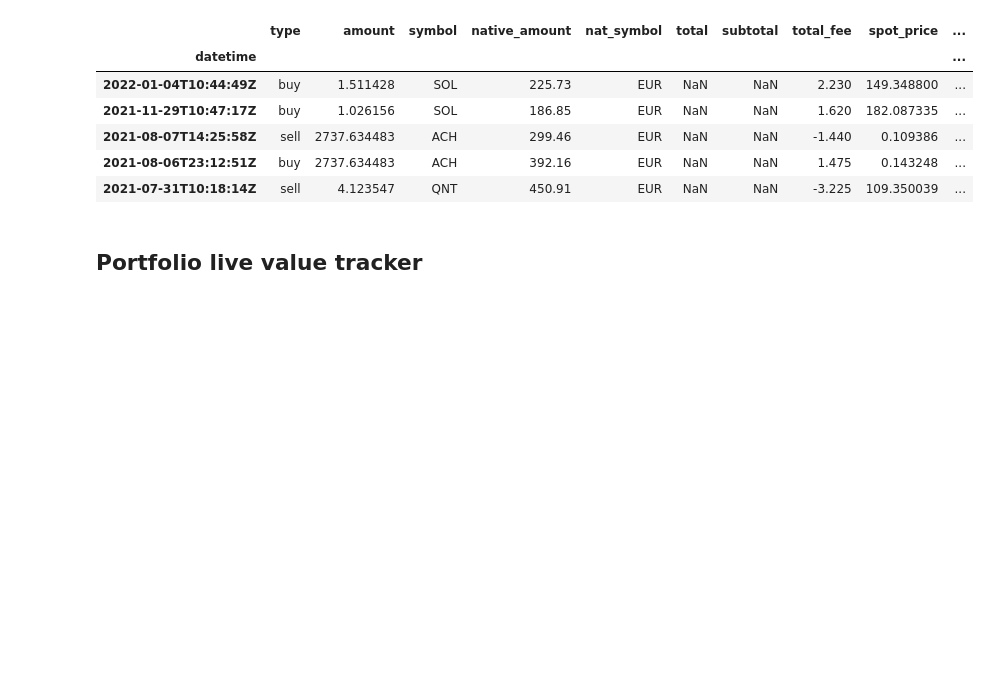
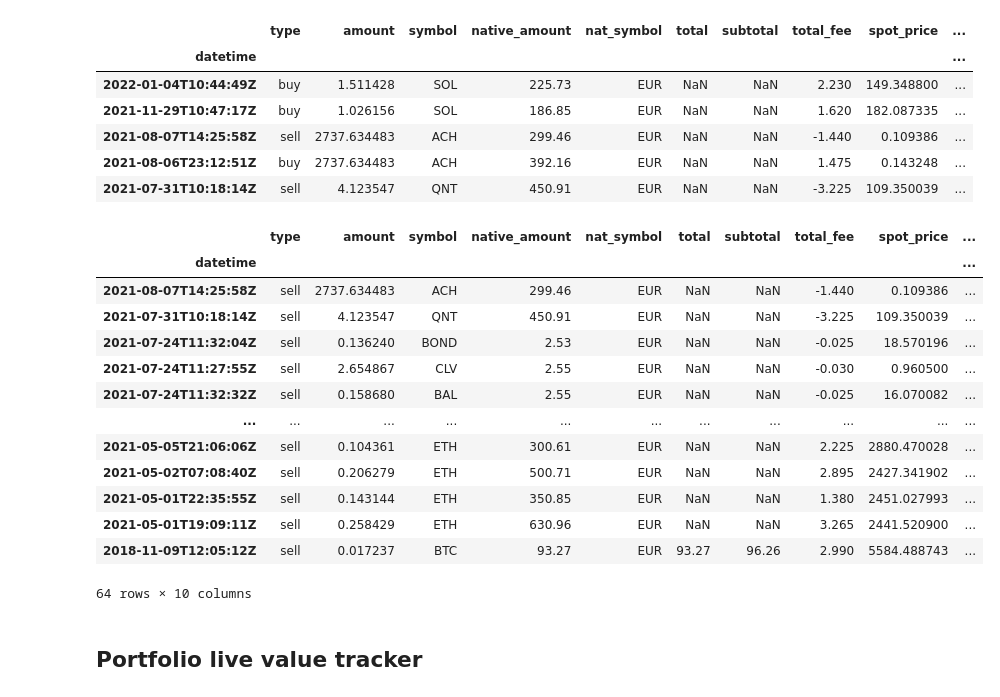
Before and after one commit to giocaizzi/surfingcrypto, a Jupyter notebook: notebooks/portfolio.ipynb, the cells around one changed output. Cells and saved outputs as stored; diff of their text form; code cells hidden in the pictures; blank space fills up the shorter version.

```diff
--- a/notebooks/portfolio.ipynb
+++ b/notebooks/portfolio.ipynb
@@ -28,6 +26,23 @@ p.std_df.head()
 | 2021-08-07T14:25:58Z | sell | 2737.634483 | ACH | 299.46 | EUR | NaN | NaN | -1.440 | 0.109386 | ... |
 | 2021-08-06T23:12:51Z | buy | 2737.634483 | ACH | 392.16 | EUR | NaN | NaN | 1.475 | 0.143248 | ... |
 | 2021-07-31T10:18:14Z | sell | 4.123547 | QNT | 450.91 | EUR | NaN | NaN | -3.225 | 109.350039 | ... |
+# %%
+p.std_df[p.std_df["type"]=="sell"]
+# %% [output]
+|  | type | amount | symbol | native_amount | nat_symbol | total | subtotal | total_fee | spot_price | ... |
+| datetime |  |  |  |  |  |  |  |  |  | ... |
+| 2021-08-07T14:25:58Z | sell | 2737.634483 | ACH | 299.46 | EUR | NaN | NaN | -1.440 | 0.109386 | ... |
+| 2021-07-31T10:18:14Z | sell | 4.123547 | QNT | 450.91 | EUR | NaN | NaN | -3.225 | 109.350039 | ... |
+| 2021-07-24T11:32:04Z | sell | 0.136240 | BOND | 2.53 | EUR | NaN | NaN | -0.025 | 18.570196 | ... |
+| 2021-07-24T11:27:55Z | sell | 2.654867 | CLV | 2.55 | EUR | NaN | NaN | -0.030 | 0.960500 | ... |
+| 2021-07-24T11:32:32Z | sell | 0.158680 | BAL | 2.55 | EUR | NaN | NaN | -0.025 | 16.070082 | ... |
+| ... | ... | ... | ... | ... | ... | ... | ... | ... | ... | ... |
+| 2021-05-05T21:06:06Z | sell | 0.104361 | ETH | 300.61 | EUR | NaN | NaN | 2.225 | 2880.470028 | ... |
+| 2021-05-02T07:08:40Z | sell | 0.206279 | ETH | 500.71 | EUR | NaN | NaN | 2.895 | 2427.341902 | ... |
+| 2021-05-01T22:35:55Z | sell | 0.143144 | ETH | 350.85 | EUR | NaN | NaN | 1.380 | 2451.027993 | ... |
+| 2021-05-01T19:09:11Z | sell | 0.258429 | ETH | 630.96 | EUR | NaN | NaN | 3.265 | 2441.520900 | ... |
+| 2018-11-09T12:05:12Z | sell | 0.017237 | BTC | 93.27 | EUR | 93.27 | 96.26 | 2.990 | 5584.488743 | ... |
+64 rows × 10 columns
 # %% [markdown]
 ## Portfolio live value tracker
 # %%
```
Also changed, not shown: parts of 2 cells of this notebook, 1 other file.
